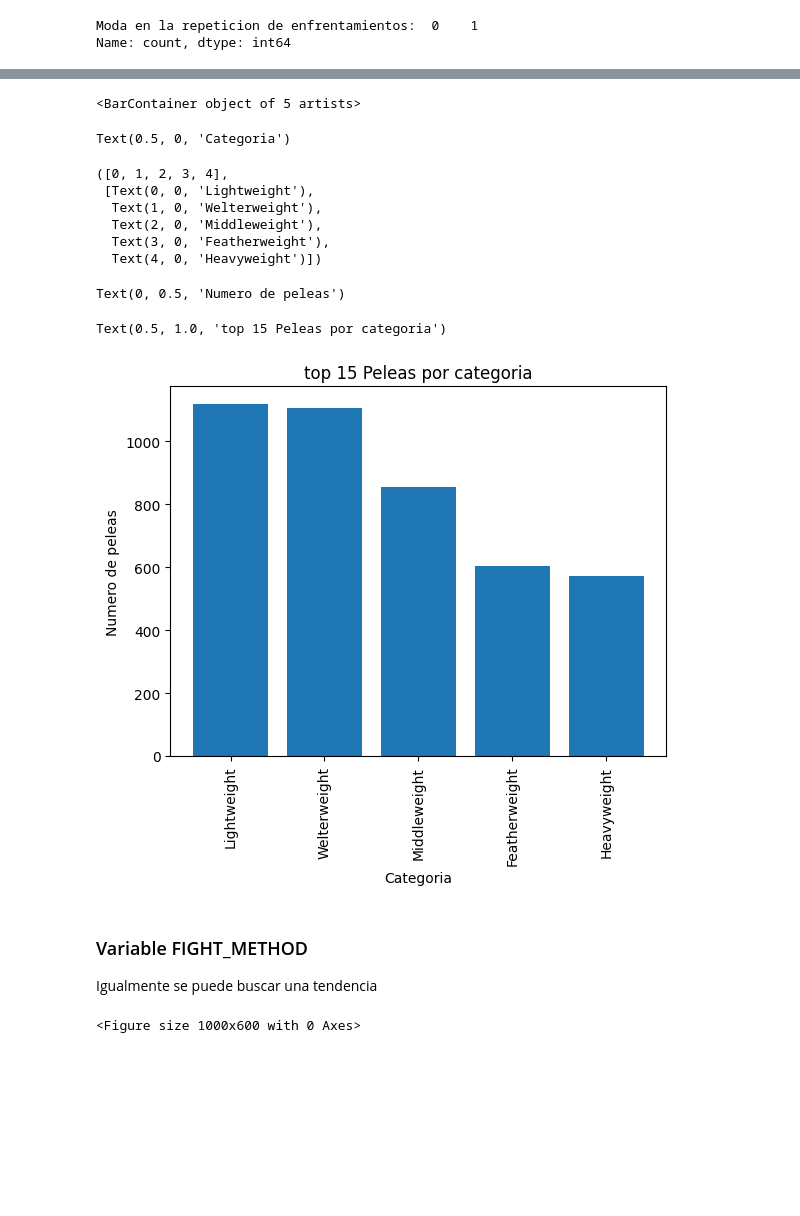
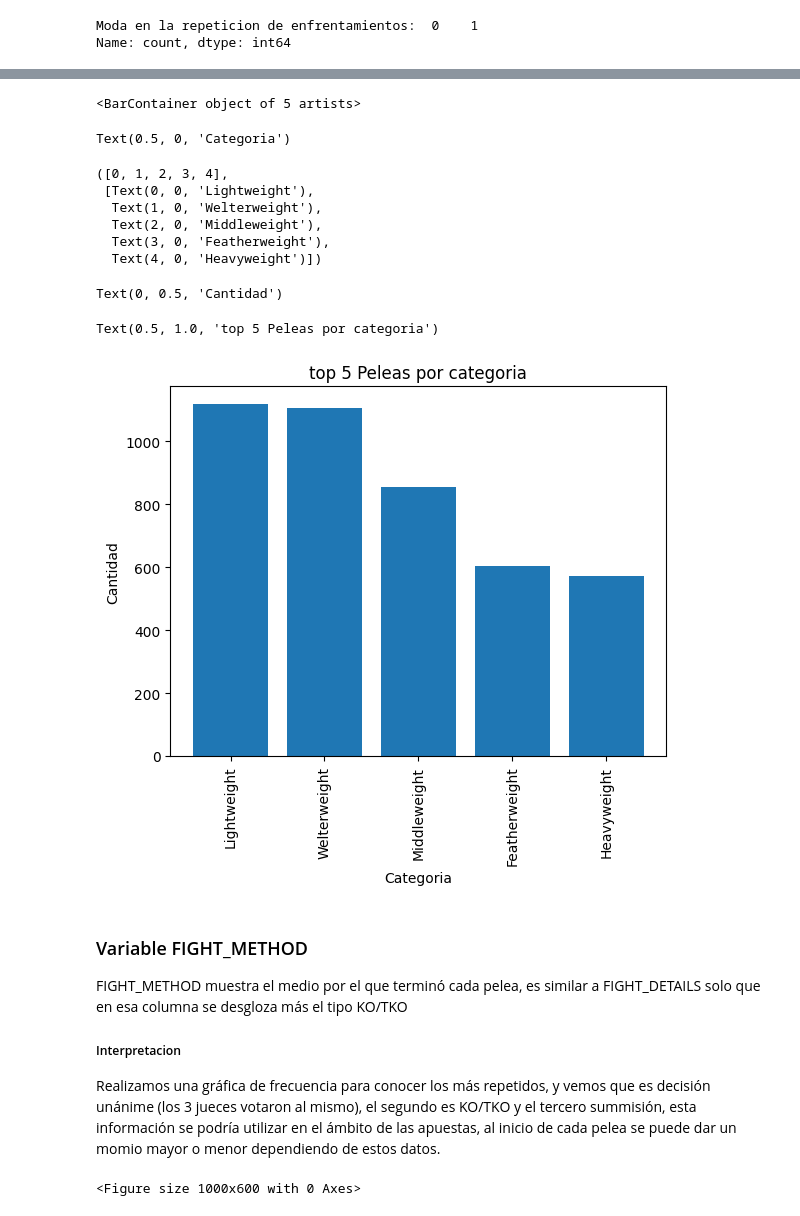
Before and after one commit to YaotecatlMtz/analisisUFC, a Jupyter notebook: primeraEntregaProyecto.ipynb, the cells around one changed output, grey strips where cells are left out. Drawn from its saved outputs; the diff is of its cells as text; code cells hidden in the pictures; blank space fills up the shorter version.

Commit message:
Primeras 5 variables terminadas (Excluyendo fight_id)

```diff
--- a/primeraEntregaProyecto.ipynb
+++ b/primeraEntregaProyecto.ipynb
@@ -402,27 +406,32 @@ Se puede buscar una tendencia
 # %%
 weightClass = df['FIGHT_WEIGHTCLASS'].value_counts()
 weightClass = weightClass.head()
+
+
 plt.bar(weightClass.index, weightClass.values)
 plt.xlabel('Categoria')
 plt.xticks(rotation=90)
-plt.ylabel('Numero de peleas')
+plt.ylabel('Cantidad')
 plt.title('top 5 Peleas por categoria')
 plt.show()
 # %% [output]
 <BarContainer object of 5 artists>
 Text(0.5, 0, 'Categoria')
 ([0, 1, 2, 3, 4],
  [Text(0, 0, 'Lightweight'),
   Text(1, 0, 'Welterweight'),
   Text(2, 0, 'Middleweight'),
   Text(3, 0, 'Featherweight'),
   Text(4, 0, 'Heavyweight')])
-Text(0, 0.5, 'Numero de peleas')
+Text(0, 0.5, 'Cantidad')
-Text(0.5, 1.0, 'top 15 Peleas por categoria')
+Text(0.5, 1.0, 'top 5 Peleas por categoria')
-[figure, old version]
+[figure, new version]
-# %% [markdown]
-### Variable FIGHT_METHOD
-Igualmente se puede buscar una tendencia
+# %% [markdown]
+### Variable FIGHT_METHOD
+FIGHT_METHOD muestra el medio por el que terminó cada pelea, es similar a FIGHT_DETAILS solo que en esa columna se desgloza más el tipo KO/TKO
+
+##### Interpretacion
+Realizamos una gráfica de frecuencia para conocer los más repetidos, y vemos que es decisión unánime (los 3 jueces votaron al mismo), el segundo es KO/TKO y el tercero summisión, esta información se podría utilizar en el ámbito de las apuestas, al inicio de cada pelea se puede dar un momio mayor o menor dependiendo de estos datos.
 # %%
 fight_method_counts = df['FIGHT_METHOD'].value_counts()
 
```
Also changed, not shown: parts of 7 cells of this notebook.
